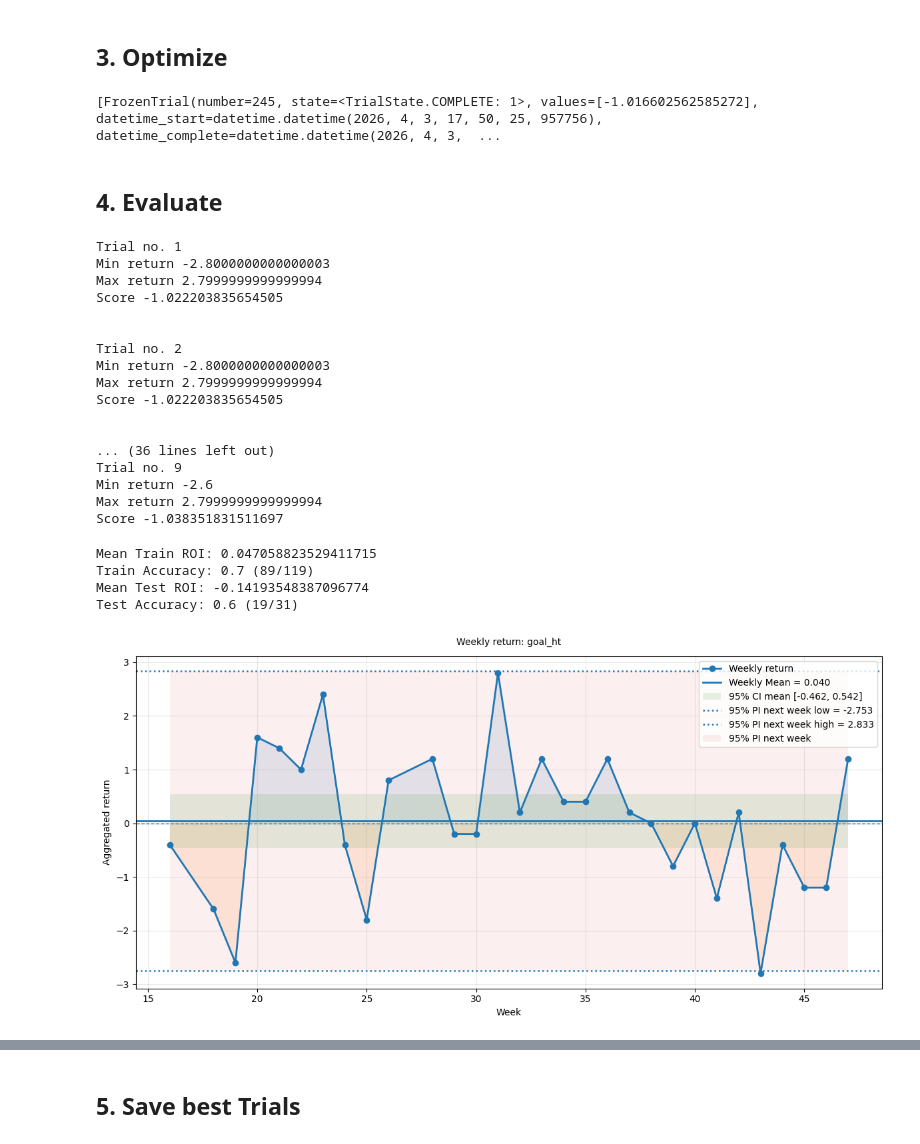
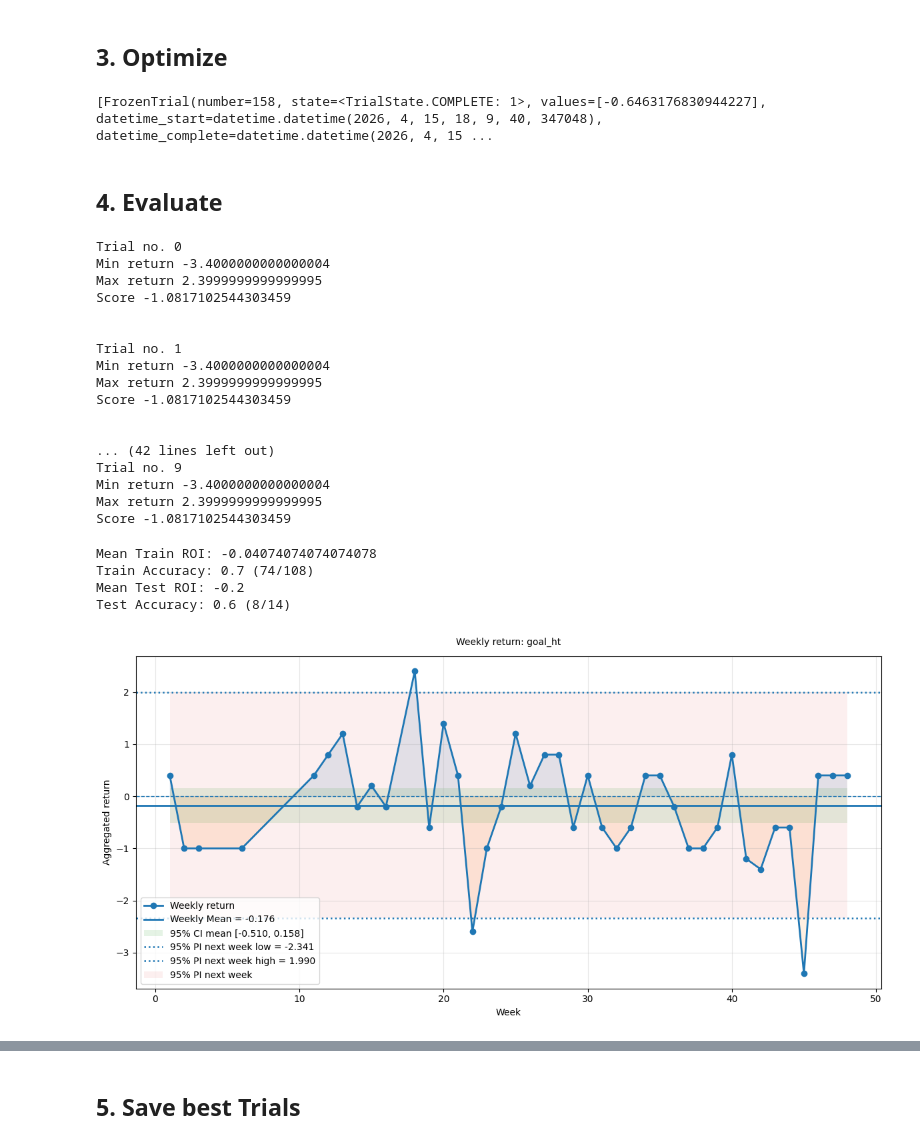
Before and after one commit to NickOLeeney/bet-master-analytics, a Jupyter notebook: src/models/goal_ht/optuna_pipeline.ipynb, the cells around one changed output, grey strips where cells are left out. Drawn from its saved outputs; the diff is of its cells as text; code cells hidden in the pictures.

Commit message:
added goal home ht

```diff
--- a/src/models/goal_ht/optuna_pipeline.ipynb
+++ b/src/models/goal_ht/optuna_pipeline.ipynb
@@ -31,7 +28,7 @@ True
 # %%
 # Bet setup
 target_col = "goal_ht"
-odds_col: str = "goal_htodds"
+odds_col: str = "goal_ht_odds"
 
 # Load data
 df_loaded = get_goal_ht_table()
@@ -44,6 +41,7 @@ df[odds_col] = 1.4
 df["return"] = df.apply(lambda x: get_return(strategy=x[target_col], odds=x[odds_col]), axis=1).copy()
 df["week"] = add_week_column(df)
 
+
 # Train/test split
 df_train, df_test = time_based_train_test_split(df=df, time_col="time", train_frac=0.8)
 
@@ -58,21 +140,23 @@ features_tot = chance_features + goalNoGoal_features + underOver_features + eval
 # %%
 # Define features and relative step
+
 feature_bins_map = {
-    'evaluation_valUnderOver': None,
-    'evaluation_valScala': None,
-    'underOver_chance_over05HT': 5,
-    'underOver_quote_diffInitialCurrO': 1,
-    'underOver_comparison_affini': 500,
-    'underOver_comparison_flashback': 250,
-    'underOver_flashback_over05HT': 5,
-    # 'chance1x2_bookkeeping_status': 4,
-    # 'underOver_chance_over15HT': 5
-}
+    'goalNoGoal_multigoal_m13': 5,
+    'chance1x2_quote_diffRealCurr2': 5,
+    'goalNoGoal_stats_avgGoalTakenHome': 0.2,
+    'goalNoGoal_stats_avgGoalAway': 0.2,
+    'chance1x2_quote_diffInitialCurr2': 5,
+    # 'underOver_quote_realU': 0.2,
+    # 'underOver_quote_realO': 0.2,
+    # 'goalNoGoal_chance_goalHome': 5,
+    # 'chance1x2_quote_current1': 0.2,
+    # 'underOver_quote_diffRealCurrU': 5
+ }
 
 
 objective_hyperparameters = {
     "n_trials": 500, # 500 - 1000
-    "n_studies": 20, # 50
+    "n_studies": 50, # 50
     "min_obs": 100,
     "lambda": 1, # 0.5, 1, 2
     "tpe_sampler":
@@ -118,6 +202,8 @@ Length: 6, dtype: Int64
 # %% [markdown]
 ## 3. Optimize
 # %%
+optuna.logging.set_verbosity(optuna.logging.WARN)
+
 # Generate random seeds
 seeds = [random.randint(0, 2**32 - 1) for _ in range(objective_hyperparameters["n_studies"])]
 studies = [
@@ -140,12 +226,12 @@ top_trials = sorted(all_trials, key=lambda t: -t.value)
 best_trials = top_trials[:10]
 print(best_trials)
 # %% [output]
-[FrozenTrial(number=245, state=<TrialState.COMPLETE: 1>, values=[-1.016602562585272], datetime_start=datetime.datetime(2026, 4, 3, 17, 50, 25, 957756), datetime_complete=datetime.datetime(2026, 4, 3,  ...
+[FrozenTrial(number=158, state=<TrialState.COMPLETE: 1>, values=[-0.6463176830944227], datetime_start=datetime.datetime(2026, 4, 15, 18, 9, 40, 347048), datetime_complete=datetime.datetime(2026, 4, 15 ...
 # %% [markdown]
 ## 4. Evaluate
 # %%
 # Create the test binned dataframe
-return_threshold = -3.
+return_threshold = -10.
 df_test_binned = df_test.copy()
 
 for feat, step in feature_bins_map.items():
@@ -175,25 +261,25 @@ for i, trial in enumerate(best_trials):
         print(f"Score {trial.value}")
         print("\n")
 # %% [output]
-Trial no. 1
-Min return -2.8000000000000003
-Max return 2.7999999999999994
-Score -1.022203835654505
+Trial no. 0
+Min return -3.4000000000000004
+Max return 2.3999999999999995
+Score -1.0817102544303459
 
 
-Trial no. 2
-Min return -2.8000000000000003
-Max return 2.7999999999999994
-Score -1.022203835654505
+Trial no. 1
+Min return -3.4000000000000004
+Max return 2.3999999999999995
+Score -1.0817102544303459
 
 
-... (36 lines left out)
+... (42 lines left out)
 Trial no. 9
-Min return -2.6
-Max return 2.7999999999999994
-Score -1.038351831511697
+Min return -3.4000000000000004
+Max return 2.3999999999999995
+Score -1.0817102544303459
 # %%
-best_score_idx = 1
+best_score_idx = 0
 
 params_dict = best_trials[best_score_idx].user_attrs["params_dict"]
 
@@ -202,38 +288,38 @@ test_mask = get_mask(df_test_binned, params_dict)
 
 df_train_filtered = df_train_binned[train_mask]
 df_test_filtered = df_test_binned[test_mask]
 
 
 mean_roi = df_train_filtered["return"].mean()
 right = df_train_filtered[target_col].sum()
 total = df_train_filtered.shape[0]
 
 accuracy = np.round((right / total), 1)
 print(f"Mean Train ROI: {mean_roi}")
 print(f"Train Accuracy: {accuracy} ({right}/{total})")
 
 
 mean_roi = df_test_filtered["return"].mean()
 right = df_test_filtered[target_col].sum()
 total = df_test_filtered.shape[0]
 
 accuracy = np.round((right / total), 1)
 print(f"Mean Test ROI: {mean_roi}")
 print(f"Test Accuracy: {accuracy} ({right}/{total})")
 
 
 df_tot_filtered = pd.concat([df_train_filtered, df_test_filtered], axis=0).reset_index(drop=True).rename(columns={target_col: "result", "time": "date"})
 df_tot_filtered = df_tot_filtered.sort_values(by="date", ascending=False)
 
 df_tot_filtered["strategy"] = target_col
 
 weekly_return, stats = analyze_strategies(df_tot_filtered, strategies=[target_col], print_pi=True)
 # %% [output]
-Mean Train ROI: 0.047058823529411715
-Train Accuracy: 0.7 (89/119)
-Mean Test ROI: -0.14193548387096774
-Test Accuracy: 0.6 (19/31)
+Mean Train ROI: -0.04074074074074078
+Train Accuracy: 0.7 (74/108)
+Mean Test ROI: -0.2
+Test Accuracy: 0.6 (8/14)
-[figure, old version]
+[figure, new version]
 # %%
 # Get Stats
 weeks = stats["n_weeks"]
```
Also changed, not shown: parts of 12 cells of this notebook, 13 other files.
